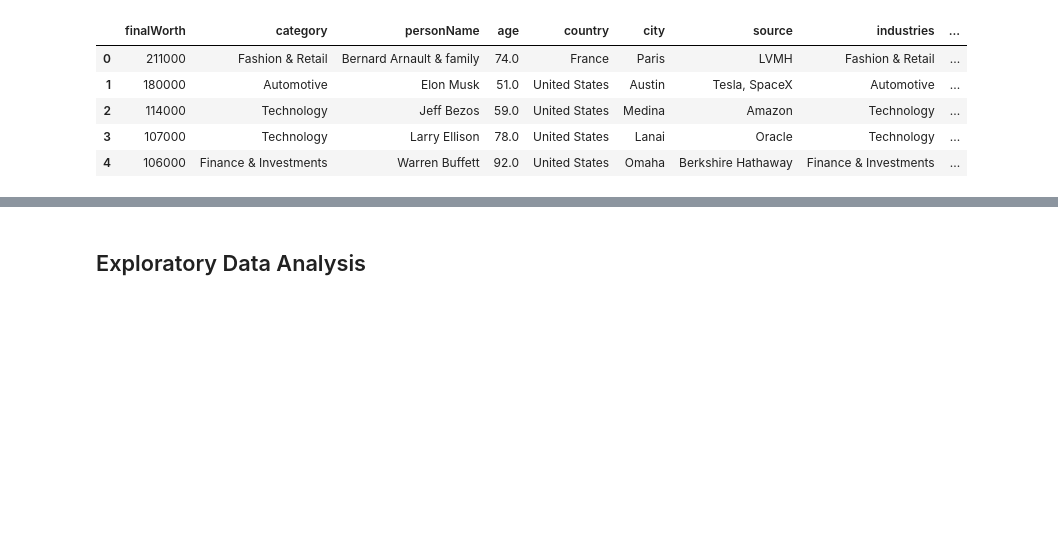
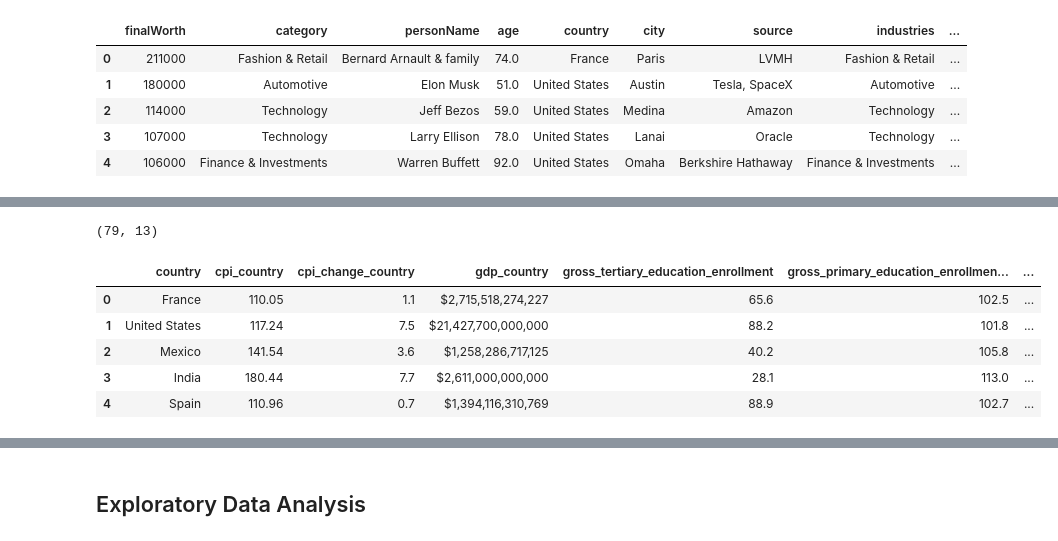
Before and after one commit to cyrilmichino/billionaire-statistical-analysis, a Jupyter notebook: notebook.ipynb, the cells around one changed output, grey strips where cells are left out. Cells and saved outputs as stored; diff of their text form; code cells hidden in the pictures; blank space fills up the shorter version.

```diff
--- a/notebook.ipynb
+++ b/notebook.ipynb
@@ -189,0 +230,14 @@ country_df.head()
+# %%
+country_df = country_df.set_index('country')
+bill_count = bill_count.set_index('country')
+country_df = country_df.join(bill_count).reset_index()
+print(country_df.shape)
+country_df.head()
+# %% [output]
+(79, 13)
+|  | country | cpi_country | cpi_change_country | gdp_country | gross_tertiary_education_enrollment | gross_primary_education_enrollmen... | ... |
+| 0 | France | 110.05 | 1.1 | $2,715,518,274,227 | 65.6 | 102.5 | ... |
+| 1 | United States | 117.24 | 7.5 | $21,427,700,000,000 | 88.2 | 101.8 | ... |
+| 2 | Mexico | 141.54 | 3.6 | $1,258,286,717,125 | 40.2 | 105.8 | ... |
+| 3 | India | 180.44 | 7.7 | $2,611,000,000,000 | 28.1 | 113.0 | ... |
+| 4 | Spain | 110.96 | 0.7 | $1,394,116,310,769 | 88.9 | 102.7 | ... |
```
Also changed, not shown: parts of 12 cells of this notebook.
